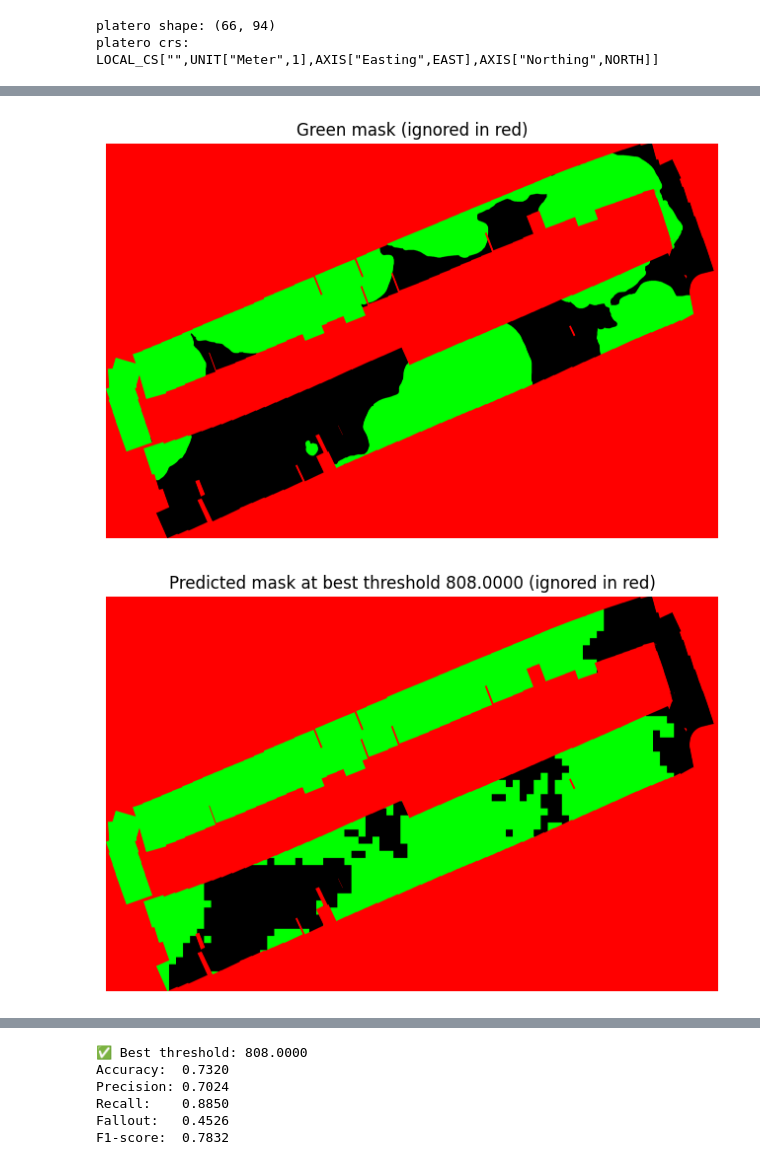
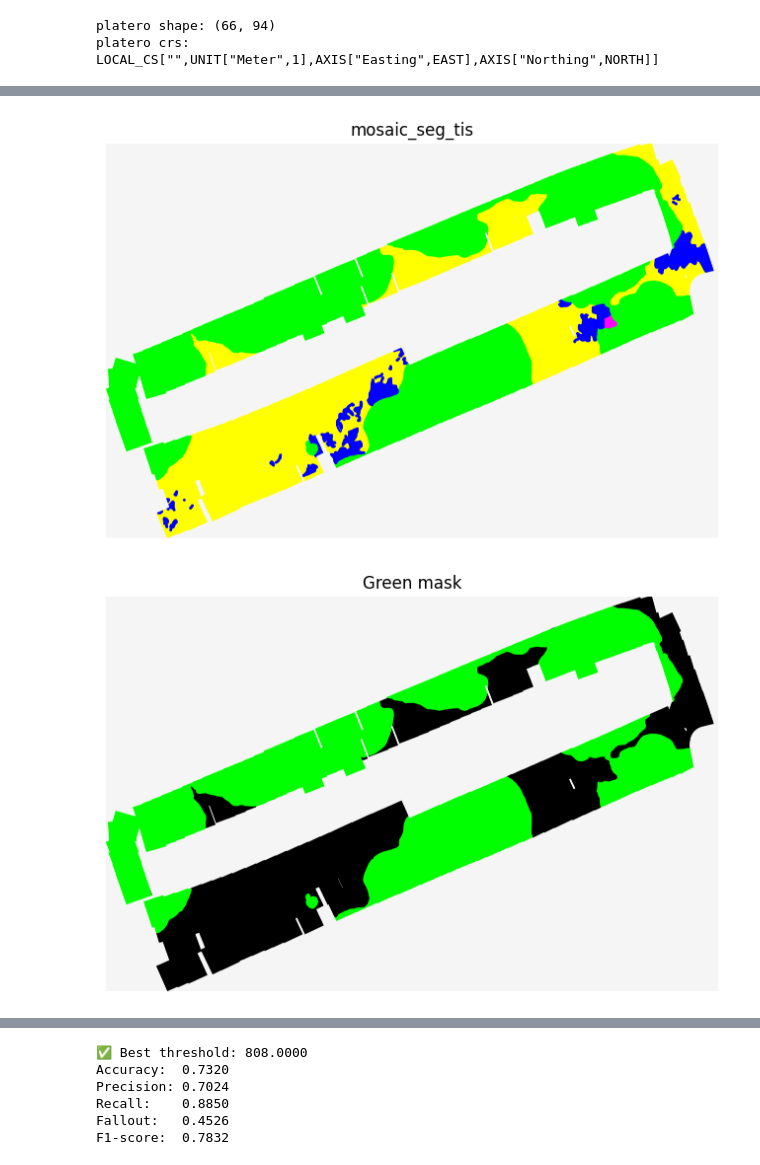
Before and after one commit to srv/opencosmos, a Jupyter notebook: opencosmos.ipynb, the cells around one changed output, grey strips where cells are left out. Saved outputs shown, nothing was run; the diff lists cells and outputs as text; code cells hidden in the pictures.

```diff
--- a/opencosmos.ipynb
+++ b/opencosmos.ipynb
@@ -180,5 +185,9 @@ mosaic_seg shape: (6948, 10757)
 # %%
+## COMPARE ##
+
 import matplotlib.pyplot as plt
+import matplotlib.colors as mcolors
+import matplotlib.patches as mpatches
 import numpy as np
 
 # --- 1. Load reference and target ---
@@ -239,8 +248,8 @@ def plot_mask(mask, ignored_mask, title):
     # Valid mask: green
     rgb[..., 1] = mask & (~ignored_mask)
 
-    # Ignored pixels: red
-    rgb[..., 0] = ignored_mask
+    # Ignored pixels: whitesmoke
+    rgb[ignored_mask] = mcolors.to_rgb("whitesmoke")
 
     plt.figure(figsize=(8,8))
     plt.imshow(rgb)
@@ -248,47 +257,68 @@ def plot_mask(mask, ignored_mask, title):
     plt.axis('off')
     plt.show()
 
-# --- 9. Plot green mask with ignored areas ---
-plot_mask(green_mask, ignored_mask, 'Green mask (ignored in red)')
+# --- 9. Plot original mosaic with ignored pixels in red ---
+mosaic_rgb = np.dstack([R, G, B]).astype(np.float32) / 255.0
+overlay = mosaic_rgb.copy()
+overlay[ignored_mask] = mcolors.to_rgb("whitesmoke")  # ignored areas
+plt.figure(figsize=(8,8))
+plt.imshow(overlay)
+plt.title('mosaic_seg_tis')
+plt.axis('off')
+plt.show()
 
-# --- 10. Plot predicted mask at best threshold with ignored areas ---
-plot_mask(pred_mask_best, ignored_mask, f'Predicted mask at best threshold {best_thr:.4f} (ignored in red)')
+# --- 10. Plot green mask with ignored areas ---
+plot_mask(green_mask, ignored_mask, 'Green mask')
 
-# --- 11. Print metrics ---
+# --- 11. Plot predicted mask at best threshold with ignored areas ---
+plot_mask(pred_mask_best, ignored_mask, f'Predicted mask at best threshold {best_thr:.4f}')
+
+# --- 12. Print metrics ---
 best = results[best_idx]
 print(f"\n✅ Best threshold: {best_thr:.4f}")
 print(f"Accuracy:  {best['accuracy']:.4f}")
 print(f"Precision: {best['precision']:.4f}")
 print(f"Recall:    {best['recall']:.4f}")
 print(f"Fallout:   {best['fallout']:.4f}")
 print(f"F1-score:  {best['f1']:.4f}")
 
-# --- 12. Final confusion visualization ---
+# --- 13. Final confusion visualization ---
 h, w = target.shape
 conf_rgb = np.zeros((h, w, 3), dtype=np.float32)
 
 # Compute TP, TN, FP, FN for best threshold
 TP_mask = pred_mask_best & green_mask & valid_mask_best
 TN_mask = ~pred_mask_best & ~green_mask & valid_mask_best
 FP_mask = pred_mask_best & ~green_mask & valid_mask_best
 FN_mask = ~pred_mask_best & green_mask & valid_mask_best
 
 # Assign colors
-conf_rgb[..., 0] = ignored_mask         # red for ignored
-conf_rgb[..., 1] = TP_mask              # green for TP
-conf_rgb[..., 2] = FP_mask              # blue for FP
-# Yellow = FN → red + green
-conf_rgb[..., 0] += FN_mask
-conf_rgb[..., 1] += FN_mask
+conf_rgb[TP_mask]      = mcolors.to_rgb("lime")
+conf_rgb[TN_mask]      = mcolors.to_rgb("black")
+conf_rgb[FP_mask]      = mcolors.to_rgb("turquoise")
+conf_rgb[FN_mask]      = mcolors.to_rgb("orange")
+conf_rgb[ignored_mask] = mcolors.to_rgb("whitesmoke")
 
 # Ensure values <=1
 conf_rgb = np.clip(conf_rgb, 0, 1)
 
+# --- Plot ---
 plt.figure(figsize=(8,8))
 plt.imshow(conf_rgb)
 plt.title(f'Confusion visualization at best threshold {best_thr:.4f}')
 plt.axis('off')
+
+# --- Add legend ---
+legend_patches = [
+    mpatches.Patch(color="lime", label="TP"),
+    mpatches.Patch(color="black", label="TN"),
+    mpatches.Patch(color="turquoise", label="FP"),
+    mpatches.Patch(color="orange", label="FN"),
+    mpatches.Patch(color="whitesmoke", label="Ignored")
+]
+plt.legend(handles=legend_patches, loc="upper right", bbox_to_anchor=(1.15, 1))
+
 plt.show()
 # %% [output]
-[figure, old version]
+[figure, new version]
-[figure, old version]
+[figure, new version]
```
Also changed, not shown: parts of 4 cells of this notebook.
